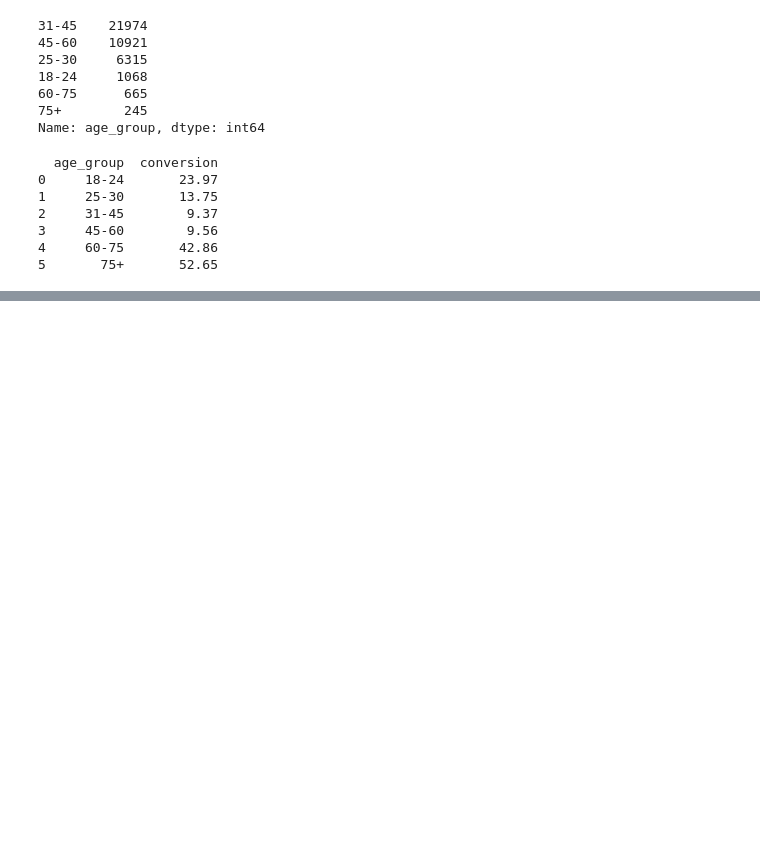
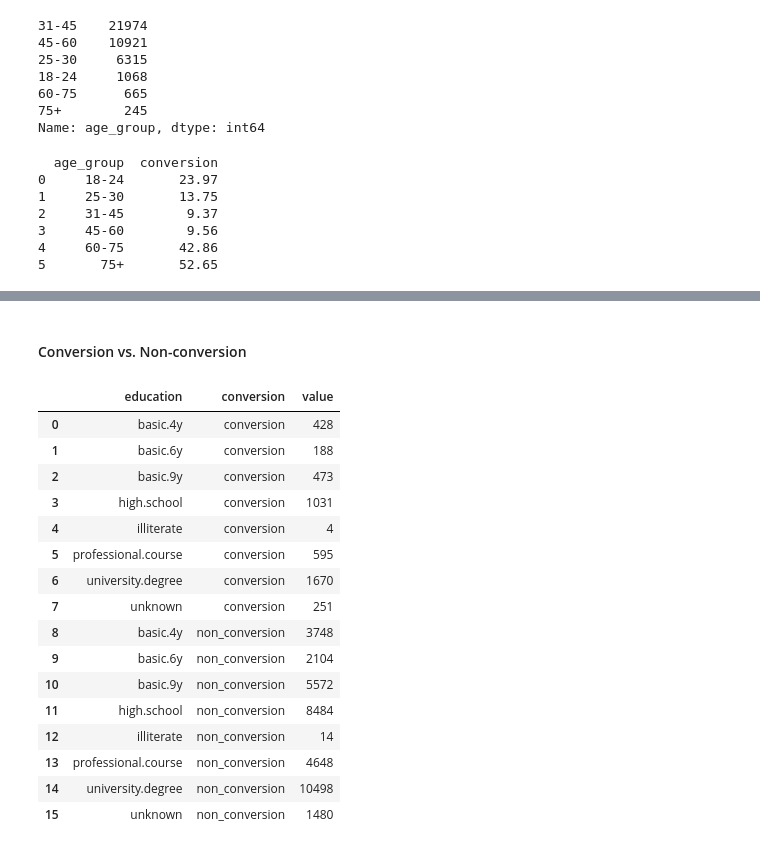
Before and after one commit to midori256/Marketing-KPIs-and-Visualizations-for-Bank-Telemarketing, a Jupyter notebook: Reporting and Visualizing Sales Revenue.ipynb, the cells around one changed output, grey strips where cells are left out. Saved outputs shown, nothing was run; the diff lists cells and outputs as text; code cells hidden in the pictures; blank space fills up the shorter version.

Commit message:
Add conversions by education

```diff
--- a/Reporting and Visualizing Sales Revenue.ipynb
+++ b/Reporting and Visualizing Sales Revenue.ipynb
@@ -160,0 +189,25 @@ fig.show()
+# %% [markdown]
+#### Conversion vs. Non-conversion
+# %%
+# number of conversions and non-conversions by education
+conversions_by_education = pd.pivot_table(df, values="contact",index = "education",columns="conversion",aggfunc=len)
+conversions_by_education = conversions_by_education.rename(columns={1:"conversion",0:"non_conversion"}).reset_index().melt(id_vars="education",value_vars=["conversion","non_conversion"])
+conversions_by_education
+# %% [output]
+|  | education | conversion | value |
+| 0 | basic.4y | conversion | 428 |
+| 1 | basic.6y | conversion | 188 |
+| 2 | basic.9y | conversion | 473 |
+| 3 | high.school | conversion | 1031 |
+| 4 | illiterate | conversion | 4 |
+| 5 | professional.course | conversion | 595 |
+| 6 | university.degree | conversion | 1670 |
+| 7 | unknown | conversion | 251 |
+| 8 | basic.4y | non_conversion | 3748 |
+| 9 | basic.6y | non_conversion | 2104 |
+| 10 | basic.9y | non_conversion | 5572 |
+| 11 | high.school | non_conversion | 8484 |
+| 12 | illiterate | non_conversion | 14 |
+| 13 | professional.course | non_conversion | 4648 |
+| 14 | university.degree | non_conversion | 10498 |
+| 15 | unknown | non_conversion | 1480 |
```
Also changed, not shown: parts of 4 cells of this notebook.
